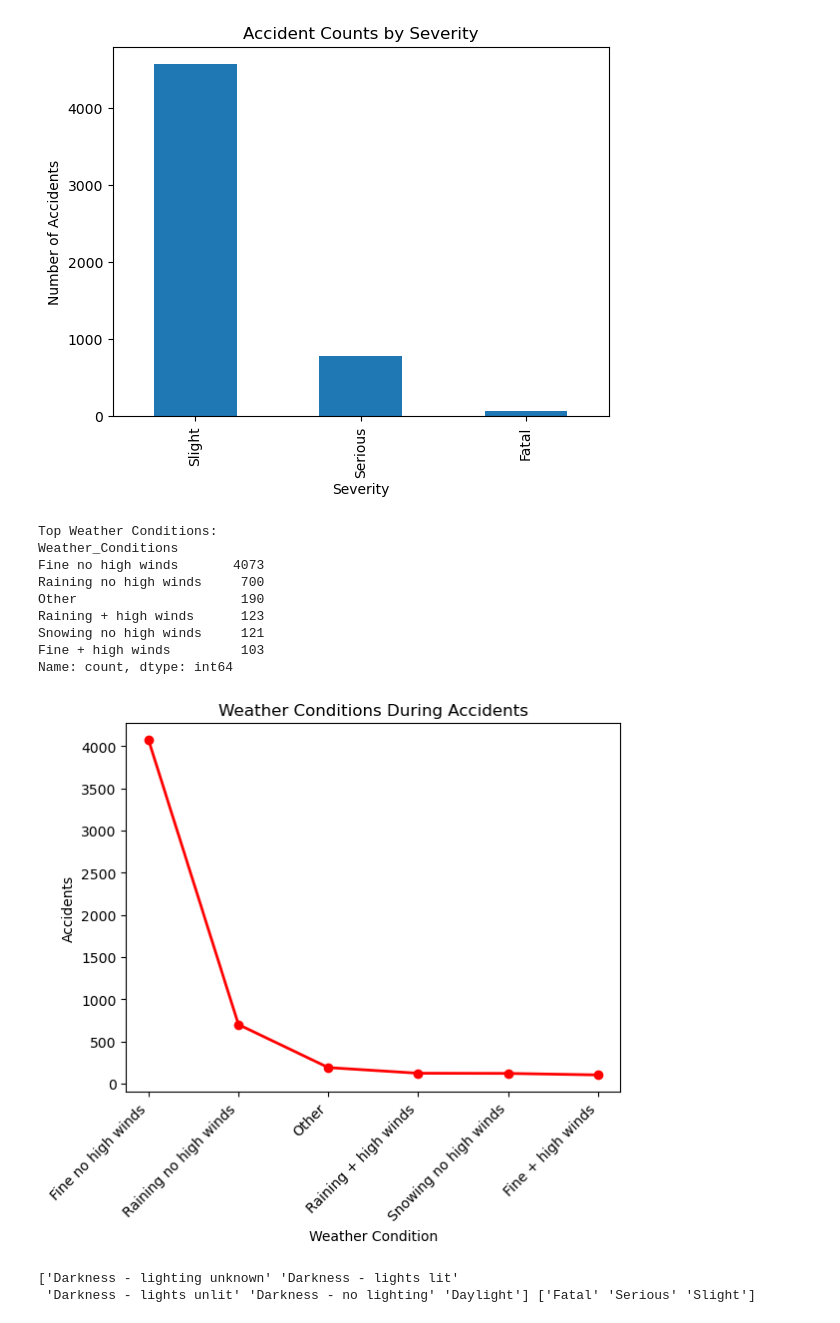
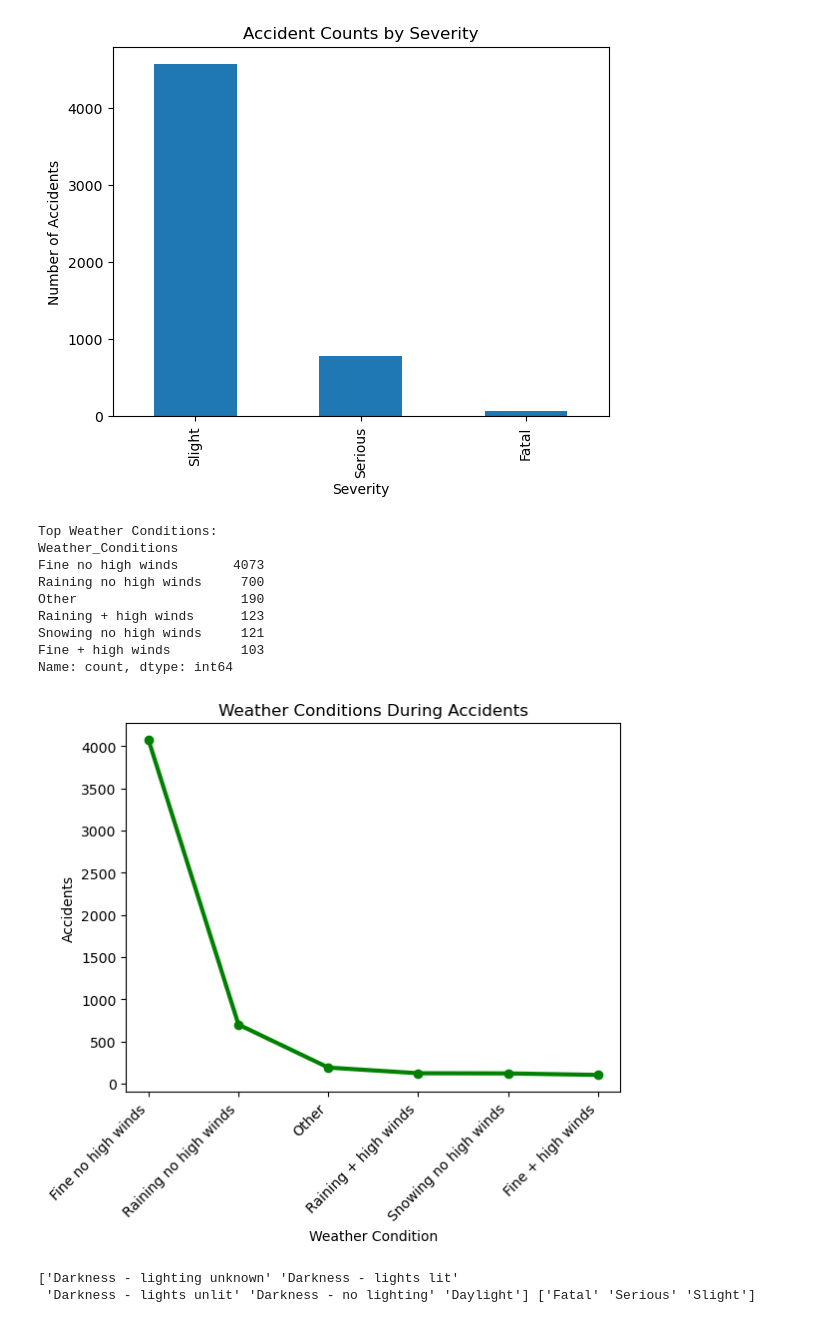
Before and after one commit to minsu3/UK-Road-Safety-Analysis, a Jupyter notebook: main.ipynb, the cells around one changed output. Saved outputs shown, nothing was run; the diff lists cells and outputs as text; code cells hidden in the pictures.

Commit message:
saved bar chart and line chart

```diff
--- a/main.ipynb
+++ b/main.ipynb
@@ -180,30 +181,31 @@ Name: count, dtype: int64
 # %%
 # getting the top 6 from the unique values of weather
 weather_counts = clean_data["Weather_Conditions"].value_counts().head(6)
 
 print("Top Weather Conditions:")
 print(weather_counts)
 
 # setting line chart for weather conditions when accidents happened
-plt.plot(weather_counts, color='red', marker='o', linestyle='-', linewidth=2)
+plt.plot(weather_counts, color='green', marker='o', linestyle='-', linewidth=3)
 
 plt.title("Weather Conditions During Accidents")
 plt.xlabel("Weather Condition")
+# setting the label rotation and alignments
 plt.xticks(rotation=45, ha='right')
-
 plt.ylabel("Accidents")
+plt.savefig("weatherConditionsDuringAccidents.png")
 plt.show()
 # %% [output]
 Top Weather Conditions:
 Weather_Conditions
 Fine no high winds       4073
 Raining no high winds     700
 Other                     190
 Raining + high winds      123
 Snowing no high winds     121
 Fine + high winds         103
 Name: count, dtype: int64
-[figure, old version]
+[figure, new version]
 # %%
 import numpy as np
 
```
Also changed, not shown: parts of 1 cell of this notebook.
